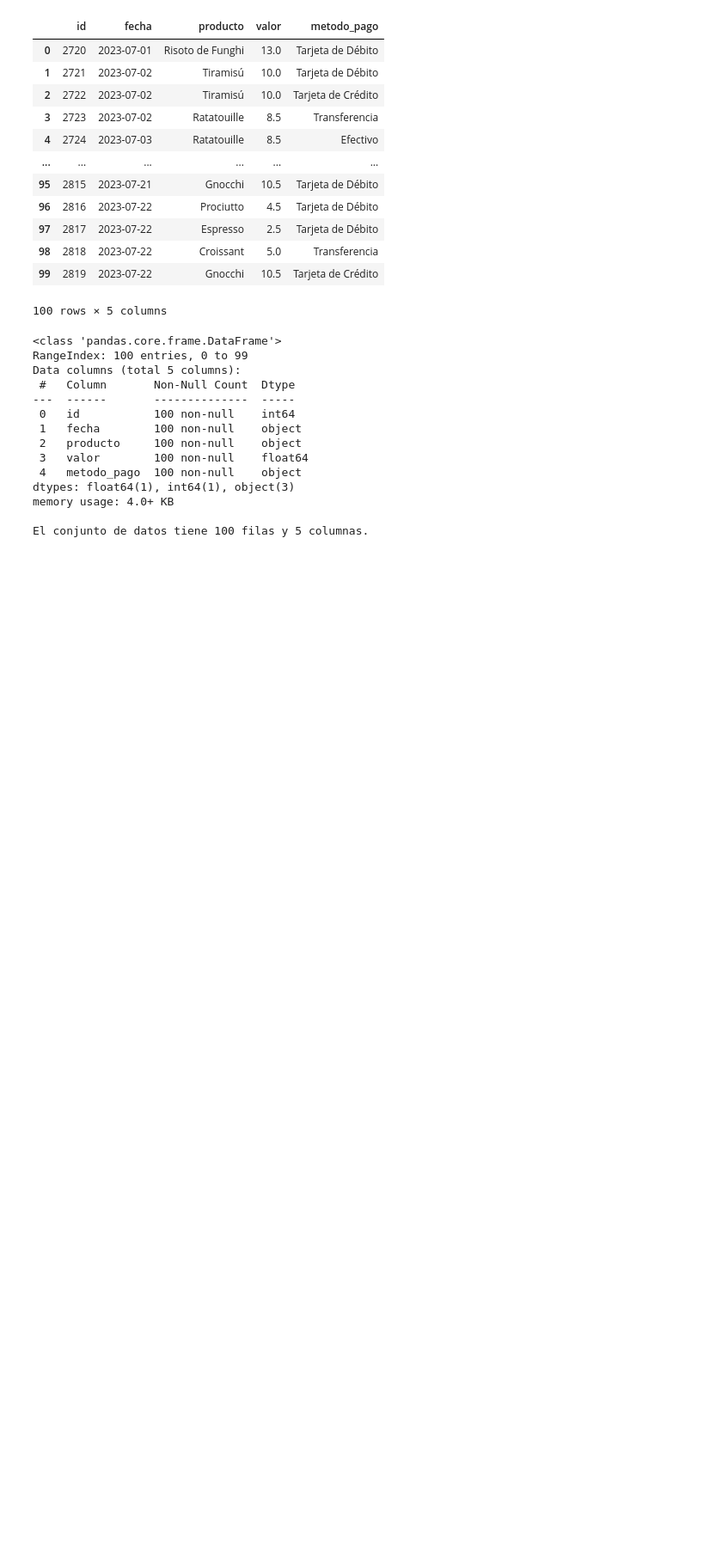
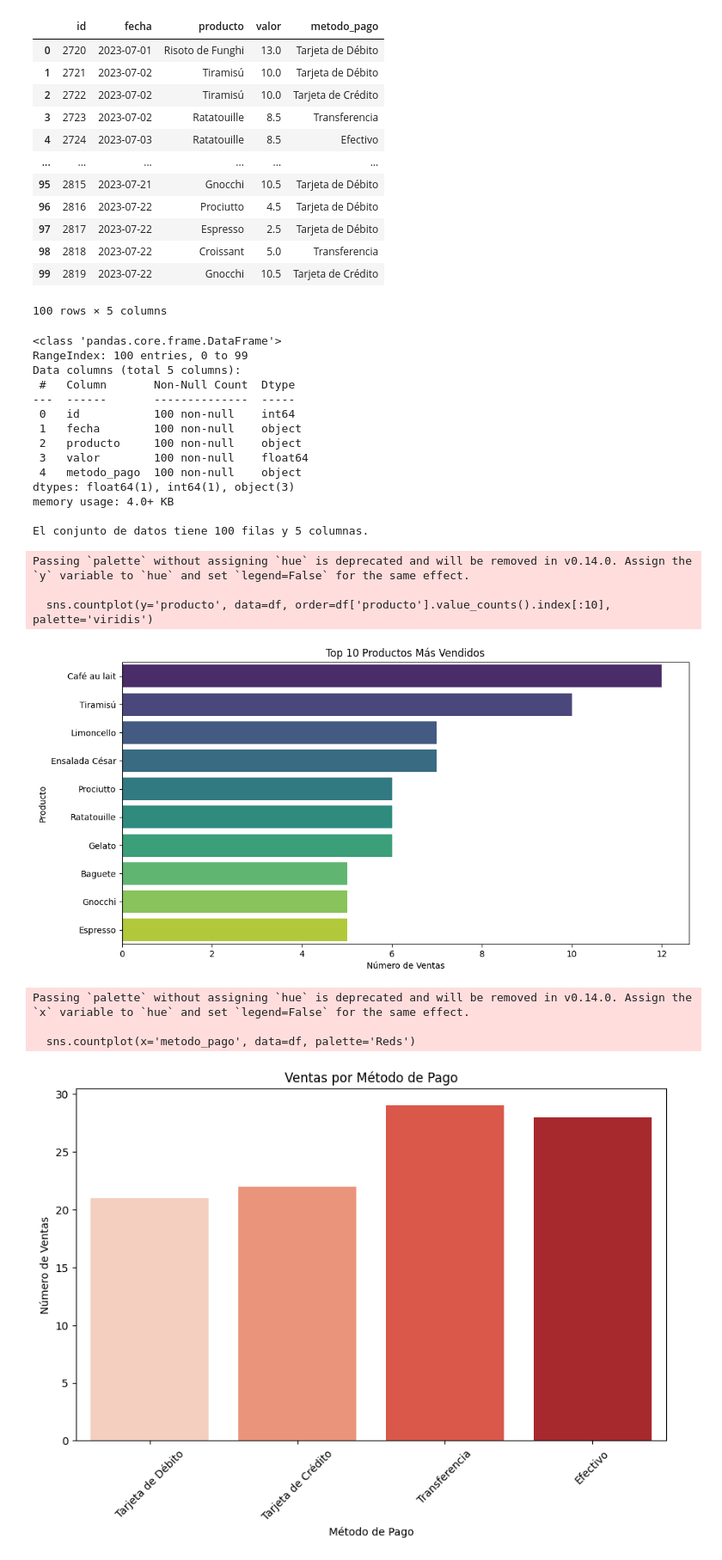
Before and after one commit to LenninTemoche/test-colab-jupyter, a Jupyter notebook: test1.ipynb, the cells around one changed output. Shown: that part at 86% size. Cells and saved outputs as stored; diff of their text form; code cells hidden in the pictures; blank space fills up the shorter version.

```diff
--- a/test1.ipynb
+++ b/test1.ipynb
@@ -41,3 +41,59 @@ dtypes: float64(1), int64(1), object(3)
 memory usage: 4.0+ KB
 
 El conjunto de datos tiene 100 filas y 5 columnas.
+# %%
+import pandas as pd
+import matplotlib.pyplot as plt
+import seaborn as sns
+
+# Cargar el DataFrame
+df = pd.read_csv('panini.csv')
+
+# Convertir la columna 'fecha' a tipo datetime
+df['fecha'] = pd.to_datetime(df['fecha'])
+
+# --- Ejemplo de Gráfico 1: Ventas por Producto (Top 10) ---
+plt.figure(figsize=(12, 6))
+sns.countplot(y='producto', data=df, order=df['producto'].value_counts().index[:10], palette='viridis')
+plt.title('Top 10 Productos Más Vendidos')
+plt.xlabel('Número de Ventas')
+plt.ylabel('Producto')
+plt.show()
+
+# --- Ejemplo de Gráfico 2: Ventas por Método de Pago ---
+plt.figure(figsize=(10, 6))
+sns.countplot(x='metodo_pago', data=df, palette='Reds')
+plt.title('Ventas por Método de Pago')
+plt.xlabel('Método de Pago')
+plt.ylabel('Número de Ventas')
+plt.xticks(rotation=45)
+plt.show()
+
+# --- Ejemplo de Gráfico 3: Ingresos Totales por Fecha (Serie de Tiempo) ---
+# Agrupar por fecha y sumar los valores
+ventas_por_fecha = df.groupby('fecha')['valor'].sum().reset_index()
+
+plt.figure(figsize=(14, 7))
+sns.lineplot(x='fecha', y='valor', data=ventas_por_fecha, marker='o')
+plt.title('Ingresos Totales por Día')
+plt.xlabel('Fecha')
+plt.ylabel('Ingresos Totales')
+plt.grid(True)
+plt.show()
+
+# --- Ejemplo de Gráfico 4: Distribución de Valores de Venta (Histograma) ---
+plt.figure(figsize=(10, 6))
+sns.histplot(df['valor'], bins=20, kde=True, palette='Blues')
+plt.title('Distribución de los Valores de Venta')
+plt.xlabel('Valor de Venta')
+plt.ylabel('Frecuencia')
+plt.show()
+# %% [output]
+Passing `palette` without assigning `hue` is deprecated and will be removed in v0.14.0. Assign the `y` variable to `hue` and set `legend=False` for the same effect.
+
+  sns.countplot(y='producto', data=df, order=df['producto'].value_counts().index[:10], palette='viridis')
+[figure, added]
+Passing `palette` without assigning `hue` is deprecated and will be removed in v0.14.0. Assign the `x` variable to `hue` and set `legend=False` for the same effect.
+
+  sns.countplot(x='metodo_pago', data=df, palette='Reds')
+[figure, added]
```
Also changed, not shown: parts of 2 cells of this notebook.
